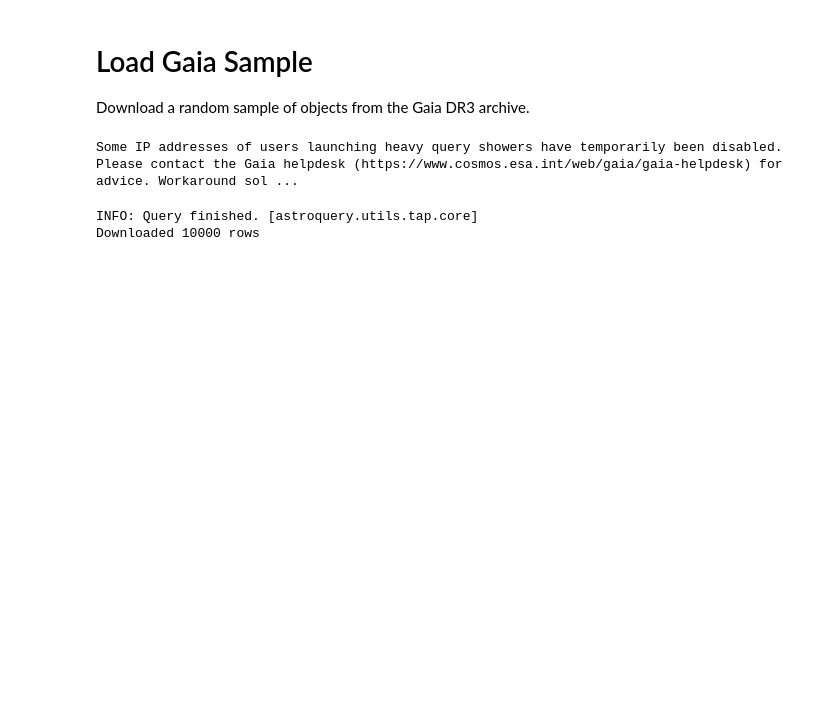
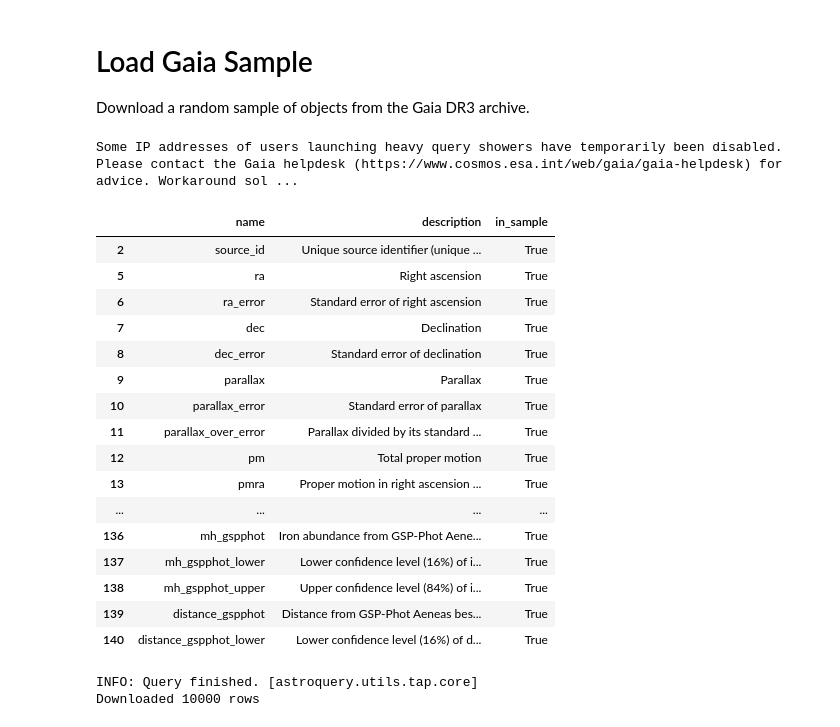
Before and after one commit to ShrRa/gaia_vis, a Jupyter notebook: 01_data_preparation/00_load_sample.ipynb, the cells around one changed output. Saved outputs shown, nothing was run; the diff lists cells and outputs as text; code cells hidden in the pictures; blank space fills up the shorter version.

Commit message:
Add schema info

```diff
--- a/01_data_preparation/00_load_sample.ipynb
+++ b/01_data_preparation/00_load_sample.ipynb
@@ -26,6 +26,40 @@ COLUMNS = [
     "mh_gspphot_upper", "distance_gspphot", "distance_gspphot_lower"
 ]
 N_SAMPLE = 10000
+# %%
+# Inspect schema
+tab = Gaia.load_table(TABLE)
+colnames = [c.name for c in tab.columns]
+coldescr = [c.description for c in tab.columns]
+columns_info = pd.DataFrame.from_dict({
+    'name': colnames, 'description': coldescr, 'in_sample': [c in COLUMNS for c in colnames]
+})
+# %%
+columns_info[columns_info['in_sample']].style.set_properties(
+    **{
+        'inline-size': '500px',
+        'overflow-wrap': 'break-word',
+    },
+    subset='description'
+)
+# %% [output]
+|  | name | description | in_sample |
+| 2 | source_id | Unique source identifier (unique ... | True |
+| 5 | ra | Right ascension | True |
+| 6 | ra_error | Standard error of right ascension | True |
+| 7 | dec | Declination | True |
+| 8 | dec_error | Standard error of declination | True |
+| 9 | parallax | Parallax | True |
+| 10 | parallax_error | Standard error of parallax | True |
+| 11 | parallax_over_error | Parallax divided by its standard ... | True |
+| 12 | pm | Total proper motion | True |
+| 13 | pmra | Proper motion in right ascension ... | True |
+| ... | ... | ... | ... |
+| 136 | mh_gspphot | Iron abundance from GSP-Phot Aene... | True |
+| 137 | mh_gspphot_lower | Lower confidence level (16%) of i... | True |
+| 138 | mh_gspphot_upper | Upper confidence level (84%) of i... | True |
+| 139 | distance_gspphot | Distance from GSP-Phot Aeneas bes... | True |
+| 140 | distance_gspphot_lower | Lower confidence level (16%) of d... | True |
 # %%
 cols = ", ".join(COLUMNS)
 query = f"""
```
Also changed, not shown: parts of 2 cells of this notebook.
